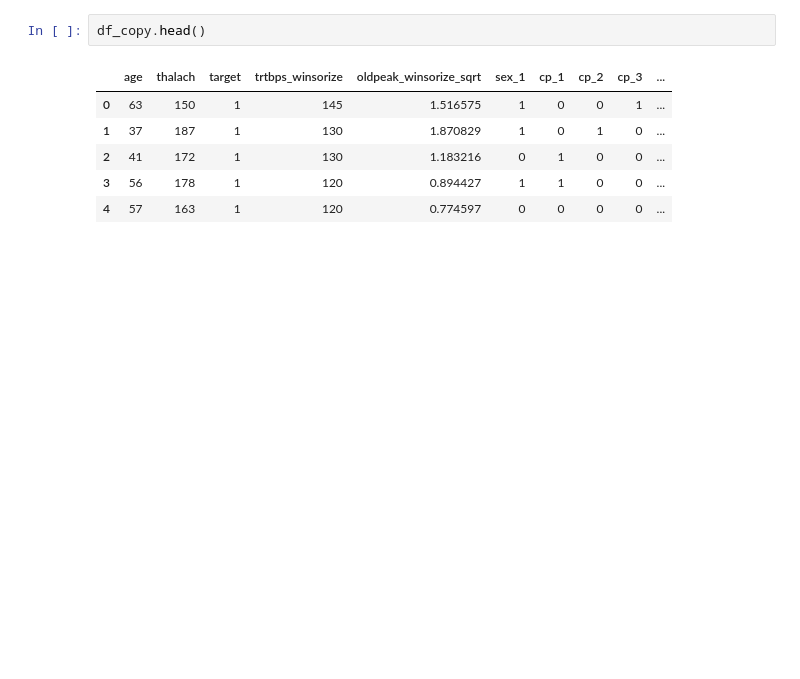
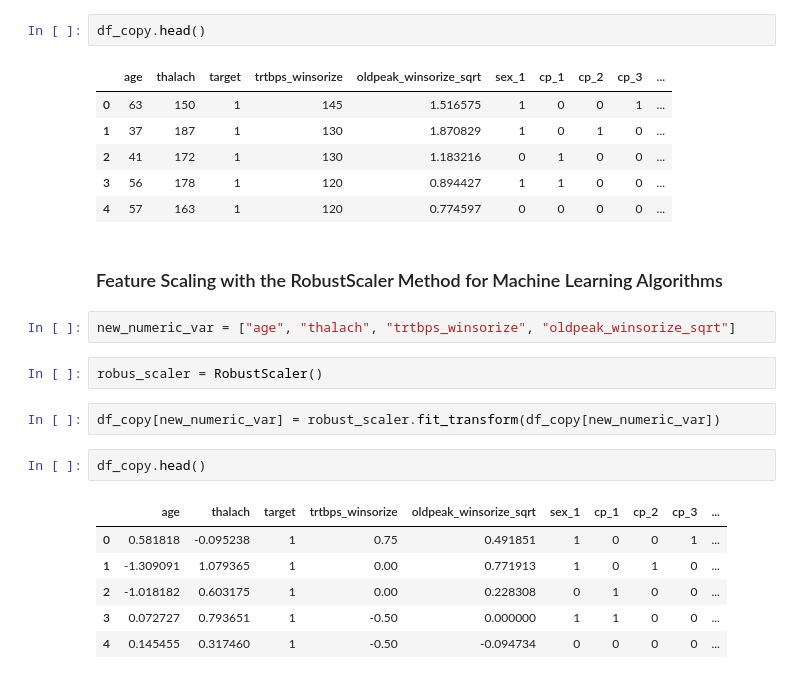
Before and after one commit to akhileshchoudary/Heart-Attack-Prediction-using-ML, a Jupyter notebook: heart-attack-prediction.ipynb, the cells around one changed output. Drawn from its saved outputs; the diff is of its cells as text; blank space fills up the shorter version.

Commit message:
Feature Scaling with the RobustScaler Method

```diff
--- a/heart-attack-prediction.ipynb
+++ b/heart-attack-prediction.ipynb
@@ -1253,3 +1253,20 @@ df_copy.head()
 | 2 | 41 | 172 | 1 | 130 | 1.183216 | 0 | 1 | 0 | 0 | ... |
 | 3 | 56 | 178 | 1 | 120 | 0.894427 | 1 | 1 | 0 | 0 | ... |
 | 4 | 57 | 163 | 1 | 120 | 0.774597 | 0 | 0 | 0 | 0 | ... |
+# %% [markdown]
+### Feature Scaling with the RobustScaler Method for Machine Learning Algorithms
+# %%
+new_numeric_var = ["age", "thalach", "trtbps_winsorize", "oldpeak_winsorize_sqrt"]
+# %%
+robus_scaler = RobustScaler()
+# %%
+df_copy[new_numeric_var] = robust_scaler.fit_transform(df_copy[new_numeric_var])
+# %%
+df_copy.head()
+# %% [output]
+|  | age | thalach | target | trtbps_winsorize | oldpeak_winsorize_sqrt | sex_1 | cp_1 | cp_2 | cp_3 | ... |
+| 0 | 0.581818 | -0.095238 | 1 | 0.75 | 0.491851 | 1 | 0 | 0 | 1 | ... |
+| 1 | -1.309091 | 1.079365 | 1 | 0.00 | 0.771913 | 1 | 0 | 1 | 0 | ... |
+| 2 | -1.018182 | 0.603175 | 1 | 0.00 | 0.228308 | 0 | 1 | 0 | 0 | ... |
+| 3 | 0.072727 | 0.793651 | 1 | -0.50 | 0.000000 | 1 | 1 | 0 | 0 | ... |
+| 4 | 0.145455 | 0.317460 | 1 | -0.50 | -0.094734 | 0 | 0 | 0 | 0 | ... |
```
